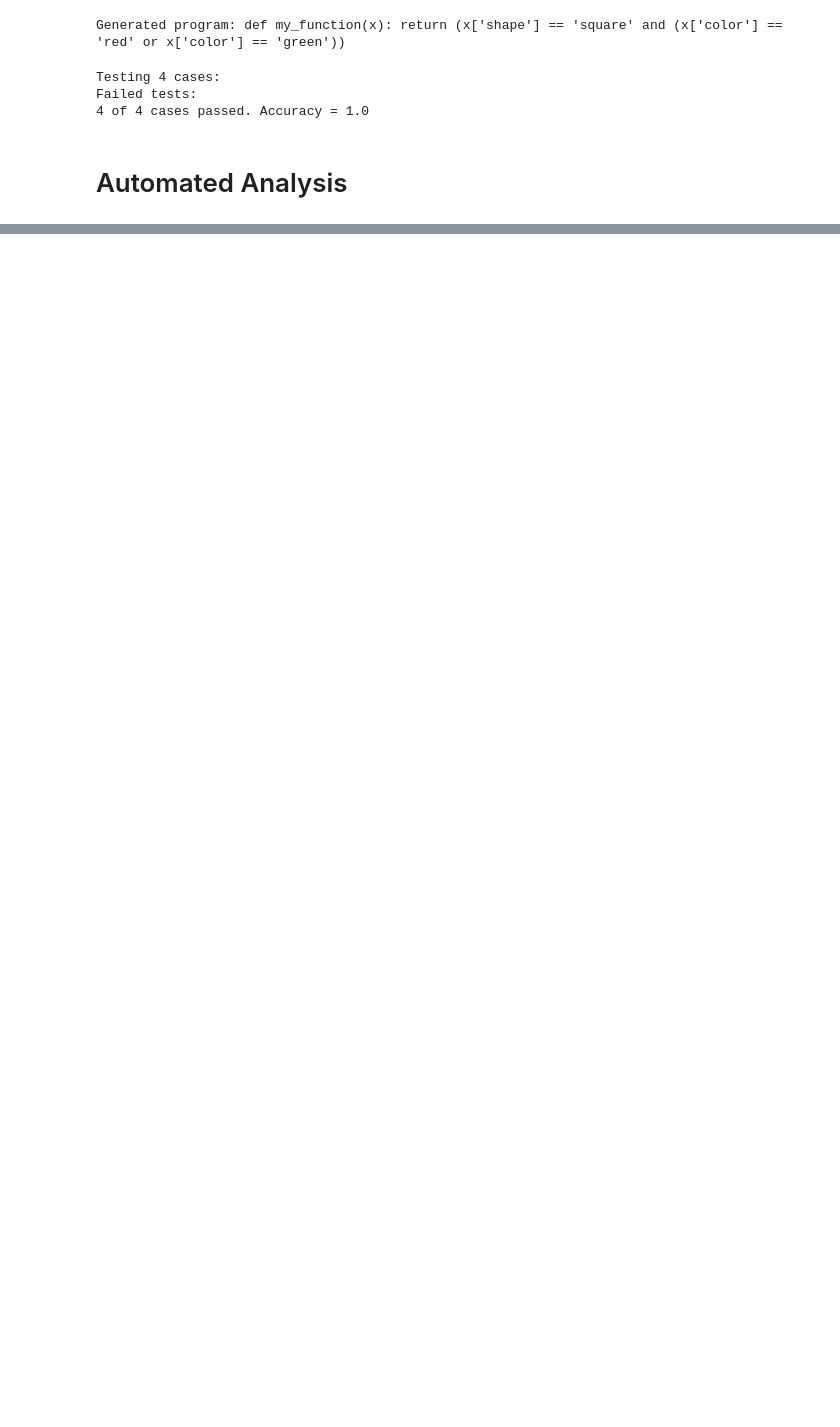
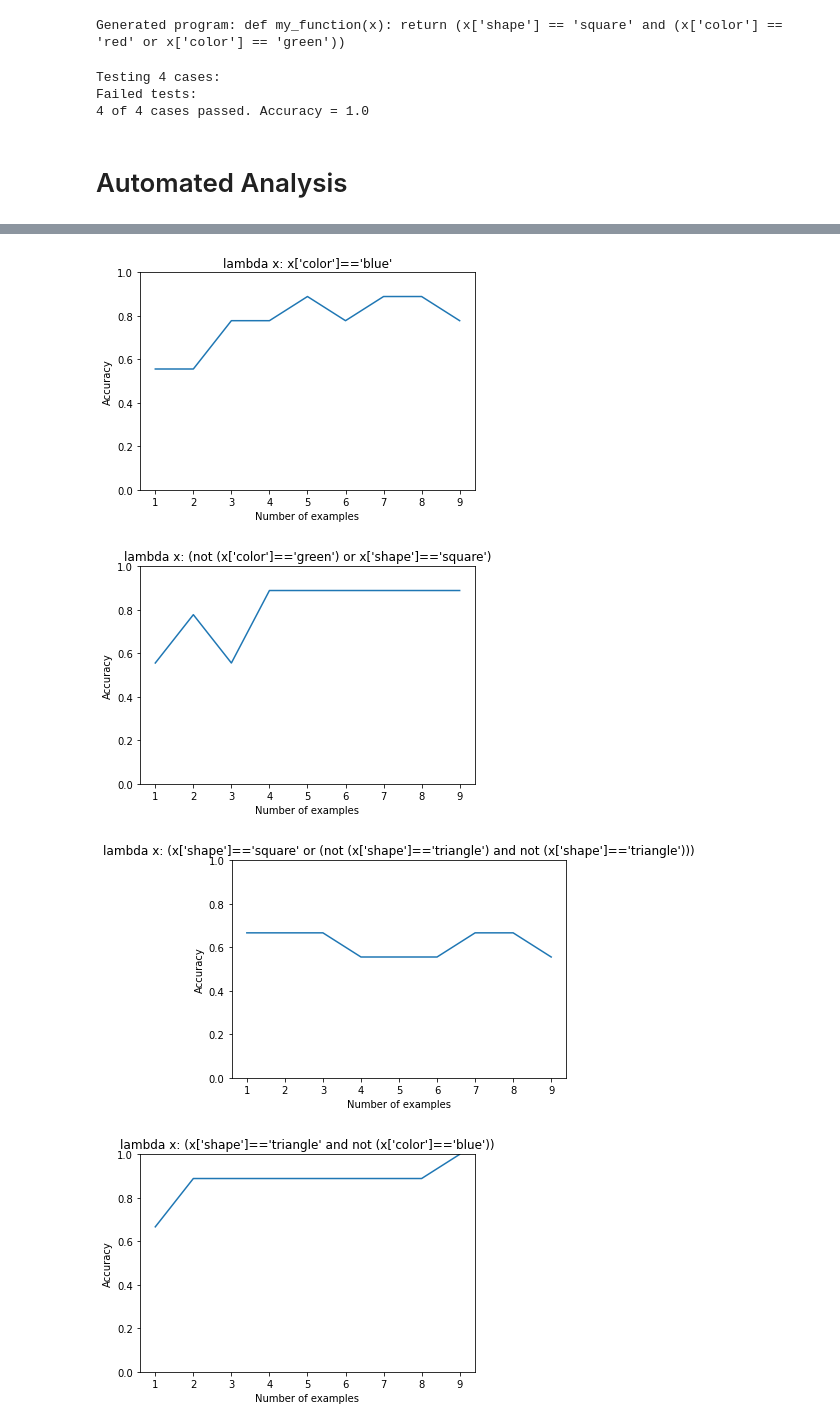
Before and after one commit to meilongzhang/concept-synthesis, a Jupyter notebook: FewShotCodex.ipynb, the cells around one changed output, grey strips where cells are left out. Drawn from its saved outputs; the diff is of its cells as text; code cells hidden in the pictures; blank space fills up the shorter version.

```diff
--- a/FewShotCodex.ipynb
+++ b/FewShotCodex.ipynb
@@ -237,0 +369,31 @@ plt.axvline(x=0, color='r', linestyle='-')
+# %%
+prompt_stims = test_prompts['stims']
+prompt_results = test_prompts['results']
+prompt_code = test_prompts['code']
+# %%
+prompt_accs = []
+
+for i in range(len(prompt_stims)):
+  stims_list = eval(prompt_stims[i])
+  results_list = eval(prompt_results[i])
+  actual_code = prompt_code[i]
+
+  unit_tests = []
+  for j in range(len(stims_list)):
+    assert_statement = f"assert my_function({stims_list[j]}) == {results_list[j]}"
+    unit_tests.append(assert_statement)
+
+  accs = []
+  for k in range(1, len(stims_list) + 1):
+    new_prompt, _ = get_asserts(stims_list[:k], results_list[:k])
+
+    completion = openai.Completion.create(
+      engine="code-davinci-002",
+      prompt=new_prompt,
+      max_tokens=500,
+      temperature= 0
+    )
+
+    accs.append(run_tests(i, completion, unit_tests))
+
+  prompt_accs.append(accs)
@@ -237,0 +418,14 @@ plt.axvline(x=0, color='r', linestyle='-')
+# %%
+for i in range(len(prompt_code)):
+  plt.figure()
+  plt.plot(prompt_accs[i])
+  plt.xlabel("Number of examples")
+  plt.xticks(np.arange(0, 9), np.arange(1, 10))
+  plt.ylabel('Accuracy')
+  plt.ylim((0,1))
+  plt.title(prompt_code[i])
+# %% [output]
+[figure, added]
+[figure, added]
+[figure, added]
+[figure, added]
```
Also changed, not shown: parts of 40 cells of this notebook.
